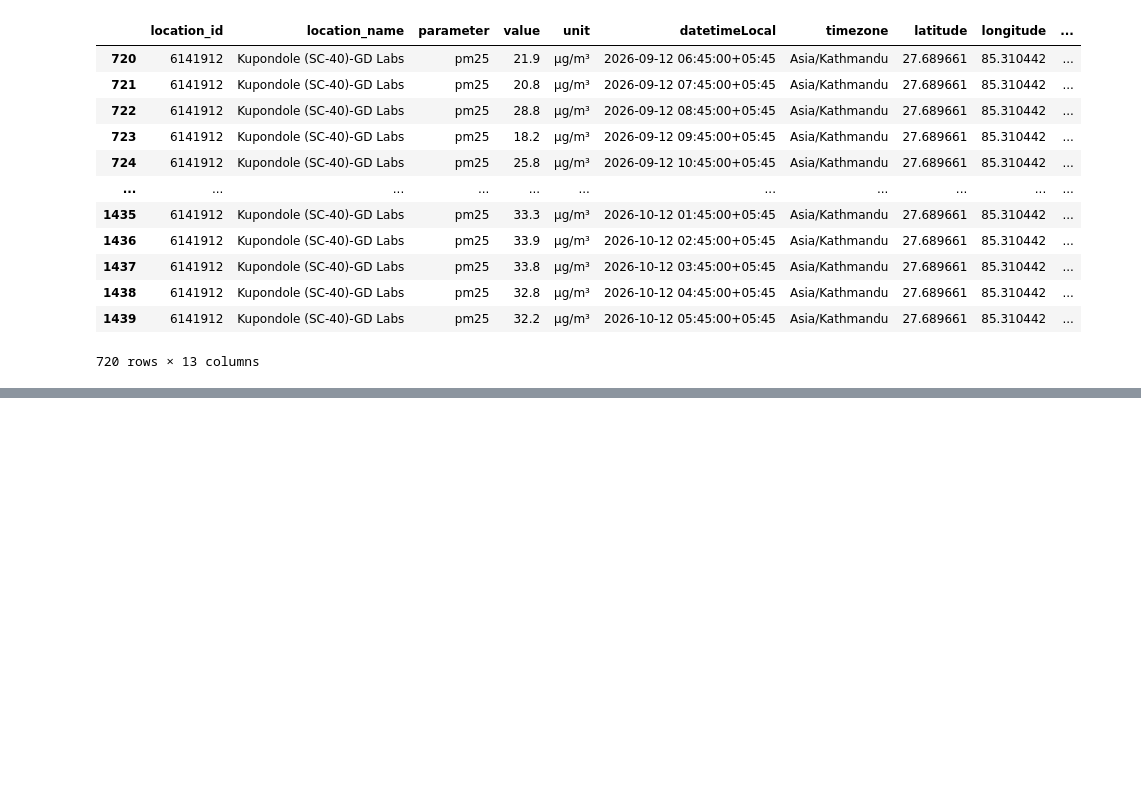
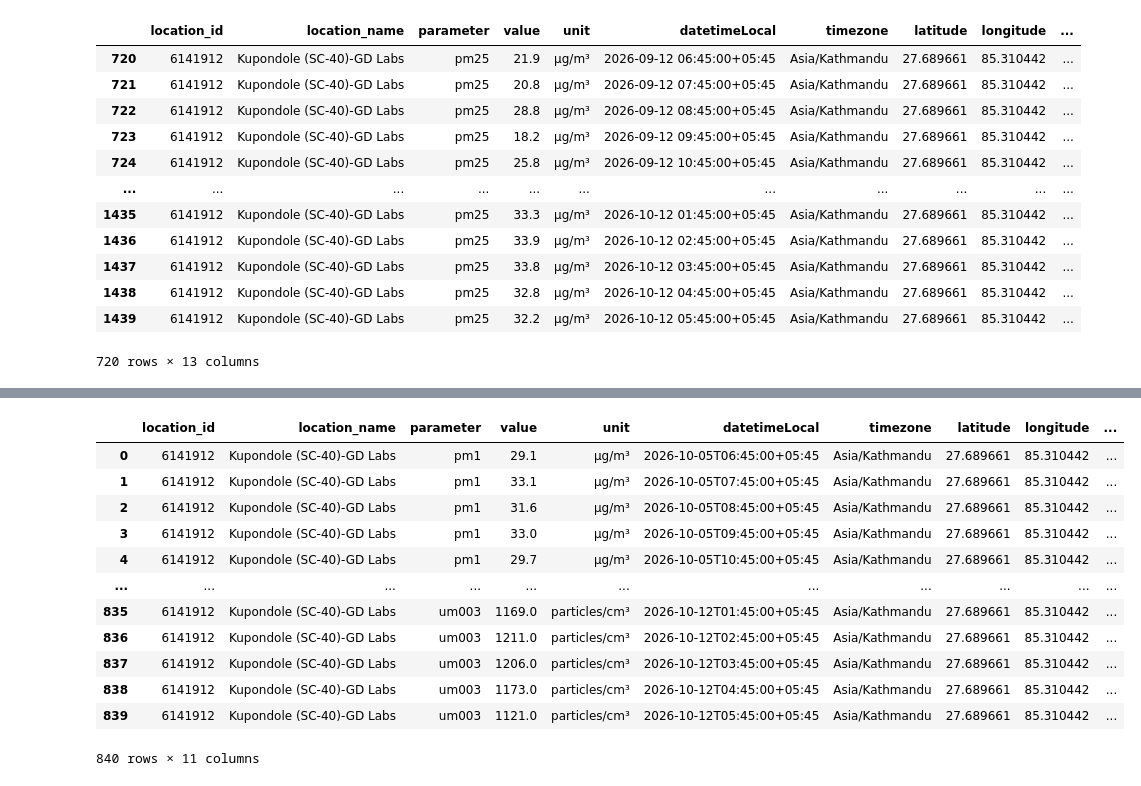
Before and after one commit to Laxmination/Kathmandu-PM2.5-Forecasting, a Jupyter notebook: OpenAQdatasetCleaning/Kupondole Data Cleaning.ipynb, the cells around one changed output, grey strips where cells are left out. Drawn from its saved outputs; the diff is of its cells as text; code cells hidden in the pictures; blank space fills up the shorter version.

Commit message:
Kupondole last 7 days data cleaning

```diff
--- a/OpenAQdatasetCleaning/Kupondole Data Cleaning.ipynb
+++ b/OpenAQdatasetCleaning/Kupondole Data Cleaning.ipynb
@@ -208,0 +211,3 @@ cleaned1.to_csv('cleaned_KupondoleLast30days.csv', index=False)
+# %%
+df7 = pd.read_csv('Kupondole_last1week.csv')
+df7.info()
@@ -208,0 +251,17 @@ cleaned1.to_csv('cleaned_KupondoleLast30days.csv', index=False)
+# %%
+cleaned2 =df7.drop(columns=['country_iso', 'isMobile', 'isMonitor', 'datetimeUtc'], inplace=False)
+cleaned2
+# %% [output]
+|  | location_id | location_name | parameter | value | unit | datetimeLocal | timezone | latitude | longitude | ... |
+| 0 | 6141912 | Kupondole (SC-40)-GD Labs | pm1 | 29.1 | µg/m³ | 2026-10-05T06:45:00+05:45 | Asia/Kathmandu | 27.689661 | 85.310442 | ... |
+| 1 | 6141912 | Kupondole (SC-40)-GD Labs | pm1 | 33.1 | µg/m³ | 2026-10-05T07:45:00+05:45 | Asia/Kathmandu | 27.689661 | 85.310442 | ... |
+| 2 | 6141912 | Kupondole (SC-40)-GD Labs | pm1 | 31.6 | µg/m³ | 2026-10-05T08:45:00+05:45 | Asia/Kathmandu | 27.689661 | 85.310442 | ... |
+| 3 | 6141912 | Kupondole (SC-40)-GD Labs | pm1 | 33.0 | µg/m³ | 2026-10-05T09:45:00+05:45 | Asia/Kathmandu | 27.689661 | 85.310442 | ... |
+| 4 | 6141912 | Kupondole (SC-40)-GD Labs | pm1 | 29.7 | µg/m³ | 2026-10-05T10:45:00+05:45 | Asia/Kathmandu | 27.689661 | 85.310442 | ... |
+| ... | ... | ... | ... | ... | ... | ... | ... | ... | ... | ... |
+| 835 | 6141912 | Kupondole (SC-40)-GD Labs | um003 | 1169.0 | particles/cm³ | 2026-10-12T01:45:00+05:45 | Asia/Kathmandu | 27.689661 | 85.310442 | ... |
+| 836 | 6141912 | Kupondole (SC-40)-GD Labs | um003 | 1211.0 | particles/cm³ | 2026-10-12T02:45:00+05:45 | Asia/Kathmandu | 27.689661 | 85.310442 | ... |
+| 837 | 6141912 | Kupondole (SC-40)-GD Labs | um003 | 1206.0 | particles/cm³ | 2026-10-12T03:45:00+05:45 | Asia/Kathmandu | 27.689661 | 85.310442 | ... |
+| 838 | 6141912 | Kupondole (SC-40)-GD Labs | um003 | 1173.0 | particles/cm³ | 2026-10-12T04:45:00+05:45 | Asia/Kathmandu | 27.689661 | 85.310442 | ... |
+| 839 | 6141912 | Kupondole (SC-40)-GD Labs | um003 | 1121.0 | particles/cm³ | 2026-10-12T05:45:00+05:45 | Asia/Kathmandu | 27.689661 | 85.310442 | ... |
+840 rows × 11 columns
```
Also changed, not shown: parts of 6 cells of this notebook, 1 other file.
